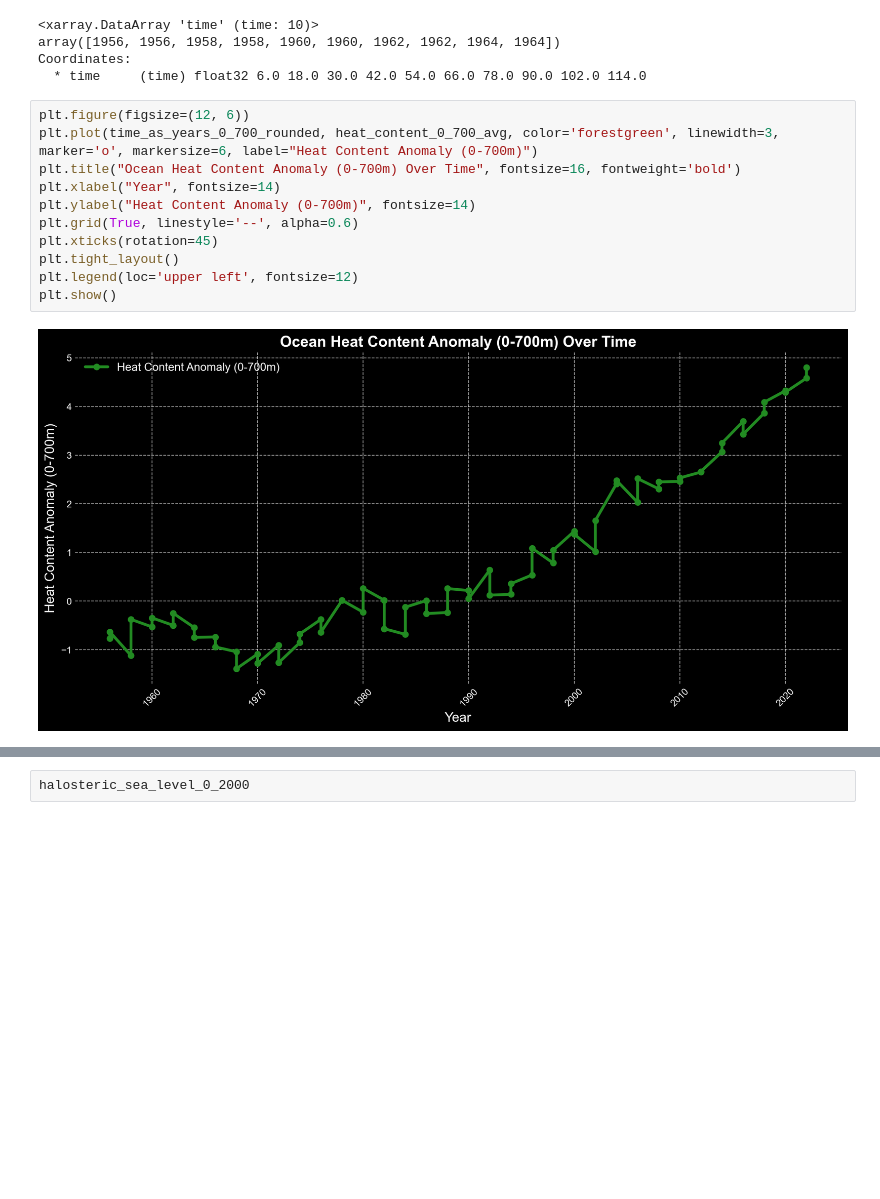
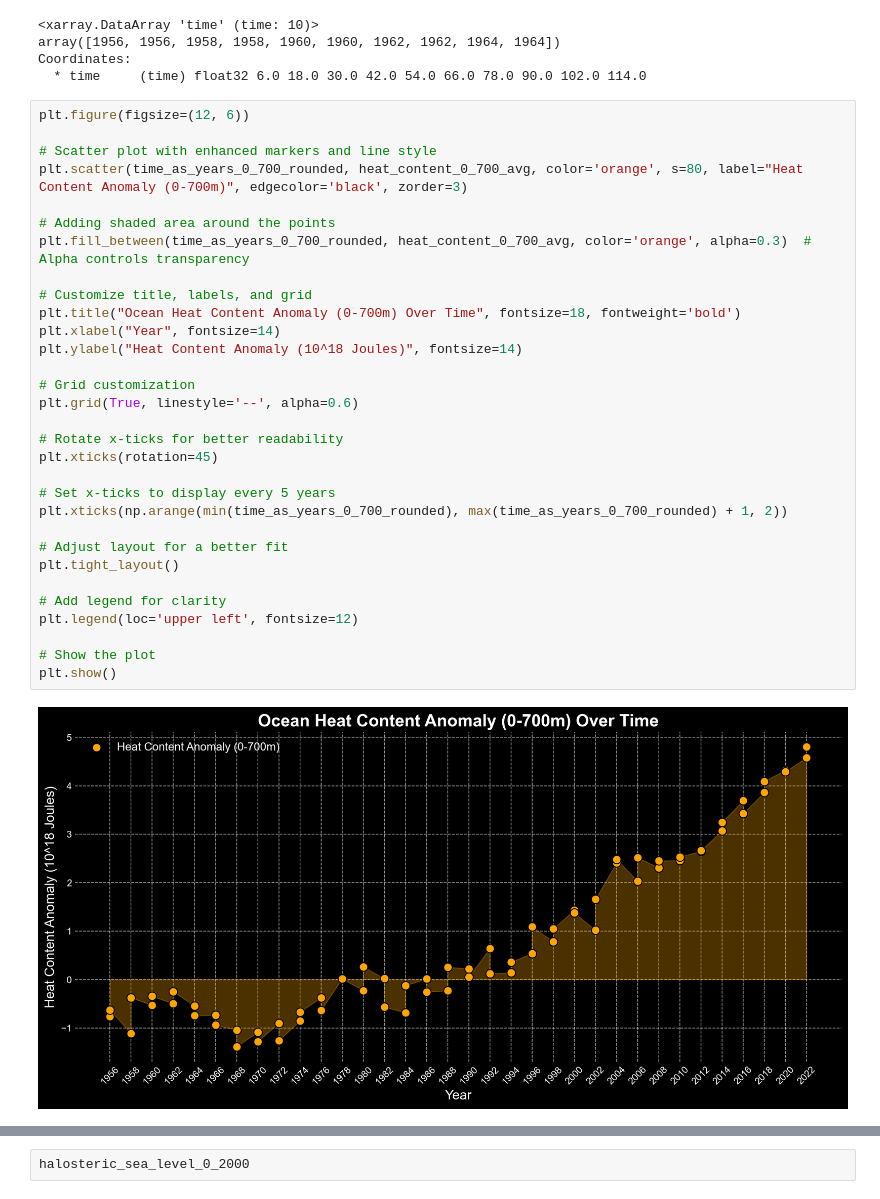
Before and after one commit to ees-climate-fall24/UnitProjectPszczolkowski1, a Jupyter notebook: notebooks/UnitProject.ipynb, the cells around one changed output, grey strips where cells are left out. Drawn from its saved outputs; the diff is of its cells as text; blank space fills up the shorter version.

```diff
--- a/notebooks/UnitProject.ipynb
+++ b/notebooks/UnitProject.ipynb
@@ -201,15 +257,35 @@ Coordinates:
   * time     (time) float32 6.0 18.0 30.0 42.0 54.0 66.0 78.0 90.0 102.0 114.0
 # %%
 plt.figure(figsize=(12, 6))
-plt.plot(time_as_years_0_700_rounded, heat_content_0_700_avg, color='forestgreen', linewidth=3, marker='o', markersize=6, label="Heat Content Anomaly (0-700m)")
-plt.title("Ocean Heat Content Anomaly (0-700m) Over Time", fontsize=16, fontweight='bold')
+
+# Scatter plot with enhanced markers and line style
+plt.scatter(time_as_years_0_700_rounded, heat_content_0_700_avg, color='orange', s=80, label="Heat Content Anomaly (0-700m)", edgecolor='black', zorder=3)
+
+# Adding shaded area around the points
+plt.fill_between(time_as_years_0_700_rounded, heat_content_0_700_avg, color='orange', alpha=0.3)  # Alpha controls transparency
+
+# Customize title, labels, and grid
+plt.title("Ocean Heat Content Anomaly (0-700m) Over Time", fontsize=18, fontweight='bold')
 plt.xlabel("Year", fontsize=14)
-plt.ylabel("Heat Content Anomaly (0-700m)", fontsize=14)
+plt.ylabel("Heat Content Anomaly (10^18 Joules)", fontsize=14)
+
+# Grid customization
 plt.grid(True, linestyle='--', alpha=0.6)
+
+# Rotate x-ticks for better readability
 plt.xticks(rotation=45)
+
+# Set x-ticks to display every 5 years
+plt.xticks(np.arange(min(time_as_years_0_700_rounded), max(time_as_years_0_700_rounded) + 1, 2))
+
+# Adjust layout for a better fit
 plt.tight_layout()
+
+# Add legend for clarity
 plt.legend(loc='upper left', fontsize=12)
+
+# Show the plot
 plt.show()
 # %% [output]
-[figure, old version]
+[figure, new version]
 # %% [markdown]
```
Also changed, not shown: parts of 63 cells of this notebook.
